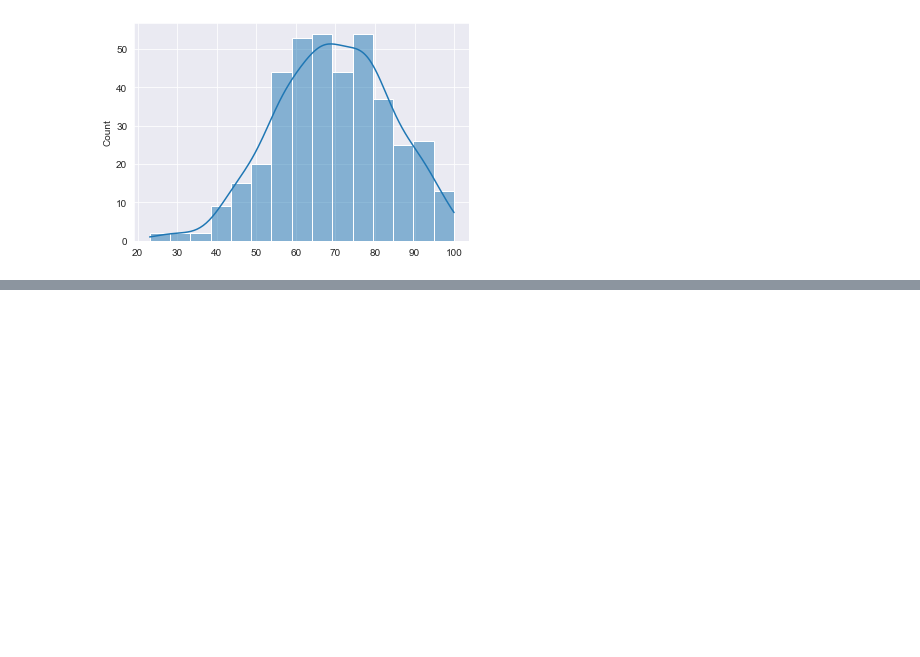
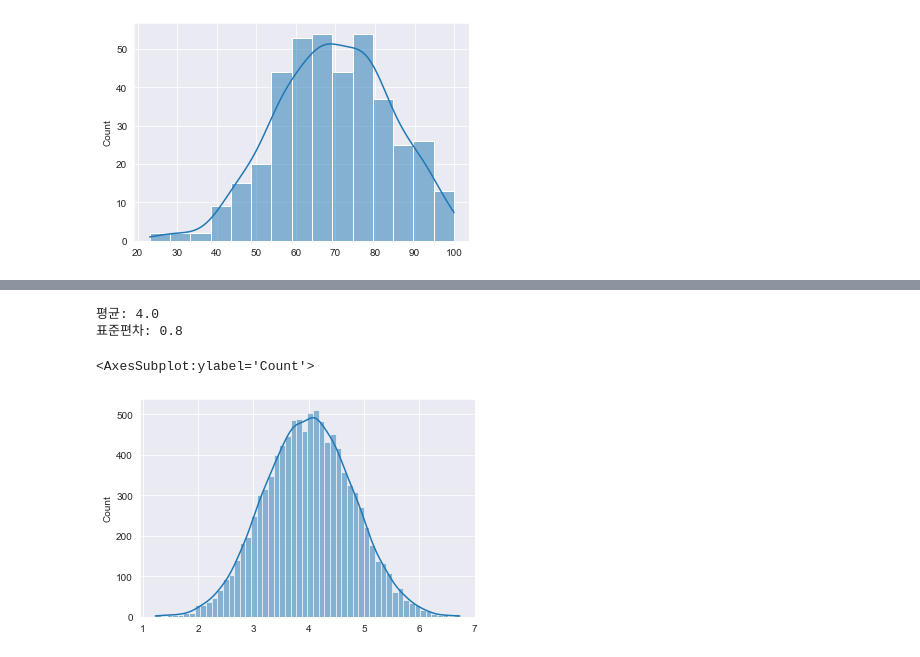
Before and after one commit to HyeonuJeong/Mycakd5, a Jupyter notebook: m3_통계/stat2.ipynb, the cells around one changed output, grey strips where cells are left out. Cells and saved outputs as stored; diff of their text form; code cells hidden in the pictures; blank space fills up the shorter version.

```diff
--- a/m3_통계/stat2.ipynb
+++ b/m3_통계/stat2.ipynb
@@ -156,0 +187,10 @@ plt.axis([20,120,0,0.5])
+# %%
+print('평균:',arr.mean().round())
+print('표준편차:',arr.std().round(1))
+import seaborn as sns
+sns.histplot(arr,kde=True)
+# %% [output]
+평균: 4.0
+표준편차: 0.8
+<AxesSubplot:ylabel='Count'>
+[figure, added]
```
Also changed, not shown: parts of 8 cells of this notebook.
